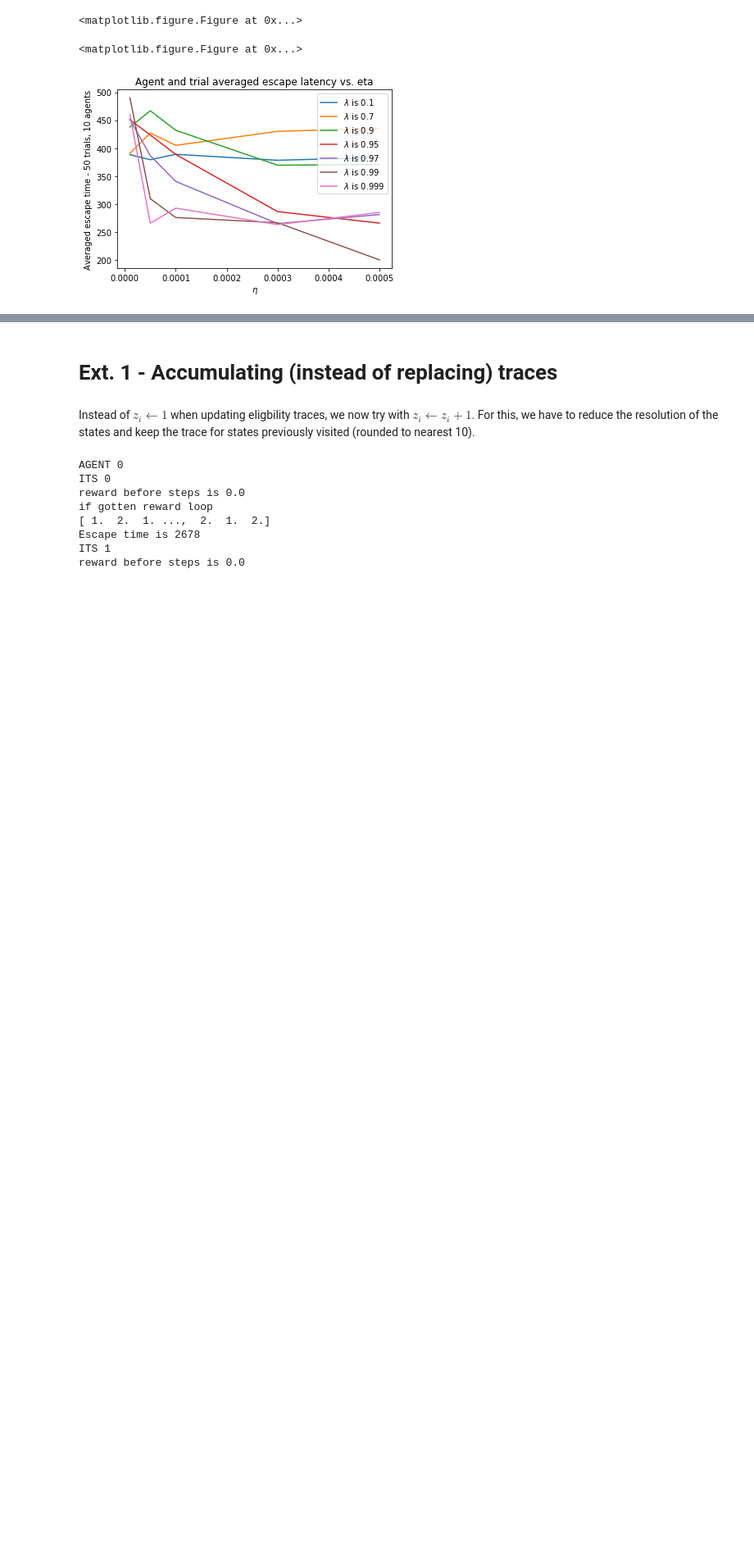
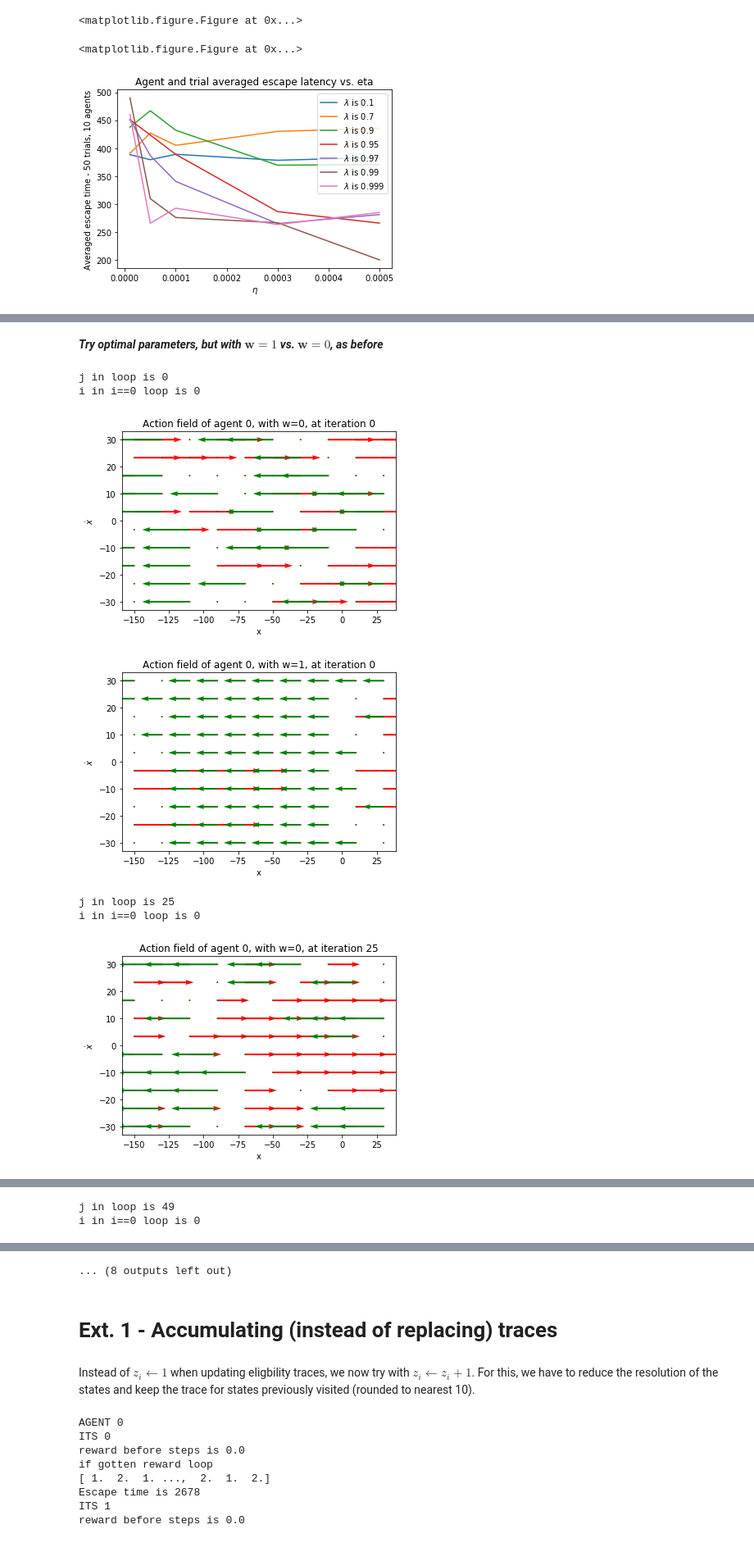
Before and after one commit to sergeivolodin/MountainCarRL, a Jupyter notebook: arvin/main.ipynb, the cells around one changed output, grey strips where cells are left out. Shown at 82% size. Saved outputs shown, nothing was run; the diff lists cells and outputs as text; code cells hidden in the pictures; blank space fills up the shorter version.

```diff
--- a/arvin/main.ipynb
+++ b/arvin/main.ipynb
@@ -590,0 +546,2 @@ plt.show()
+# %% [markdown]
+***Try optimal parameters, but with $\mathbf{w} = 1$ vs. $\mathbf{w} = 0$, as before***
@@ -590,0 +600,19 @@ plt.show()
+# %%
+iters = 50
+t0, t1 = get_escape_rate_comparew(its=iters,plot_field=True)
+plt.figure()
+plt.title("Averaged escape time, for different weight intializations")
+plt.plot(np.linspace(1,iters,iters),t0,label="Initial weights = 0")
+plt.plot(np.linspace(1,iters,iters),t1,label="Initial weights = 1")
+plt.xlabel("Iterations")
+plt.ylabel("Agent averaged escape time")
+plt.legend()
+plt.show()
+# %% [output]
+j in loop is 0
+i in i==0 loop is 0
+[figure, added]
+[figure, added]
+j in loop is 25
+i in i==0 loop is 0
+[figure, added]
@@ -590,0 +620,2 @@ plt.show()
+j in loop is 49
+i in i==0 loop is 0
@@ -591,3 +640,4 @@ plt.show()
+... (8 outputs left out)
 # %% [markdown]
 # Ext. 1 - Accumulating (instead of replacing) traces
 # %% [markdown]
```
Also changed, not shown: parts of 26 cells of this notebook.
